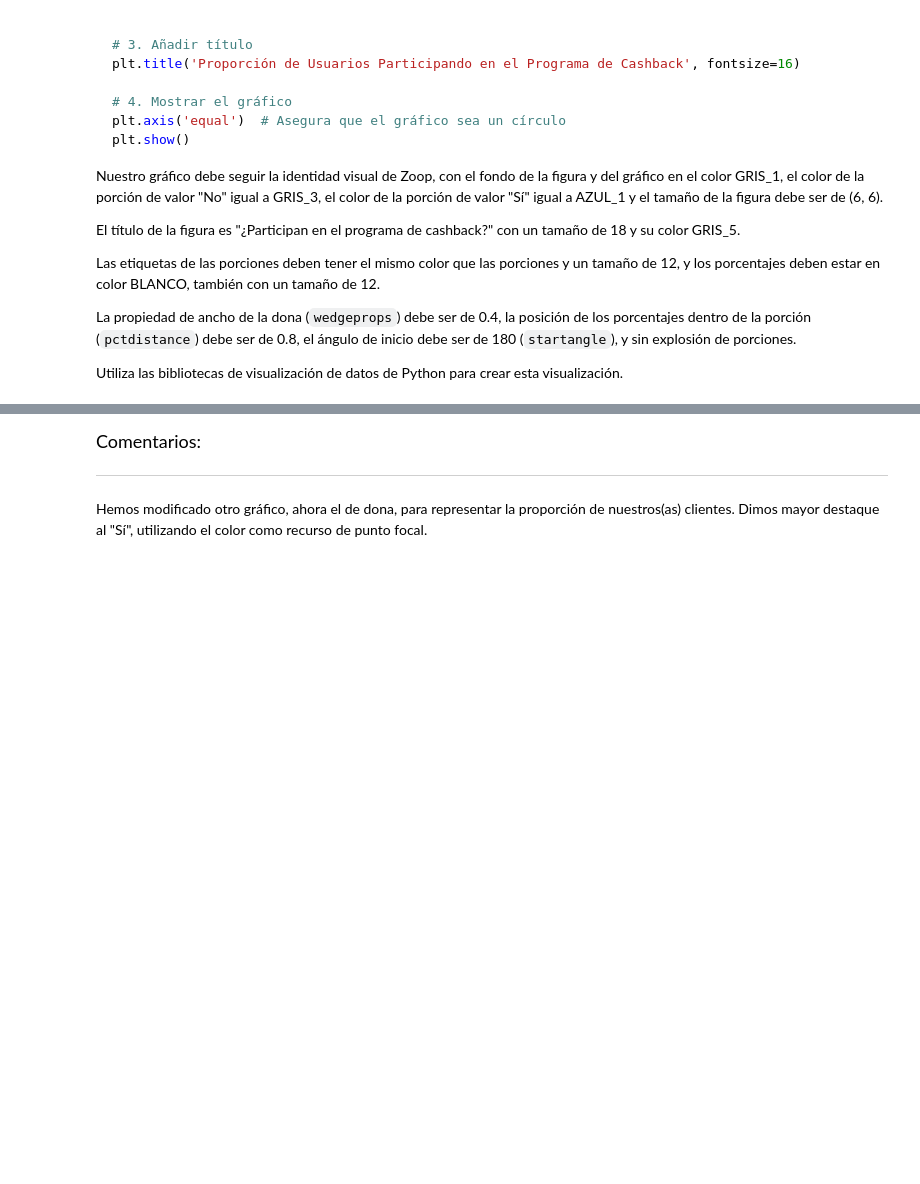
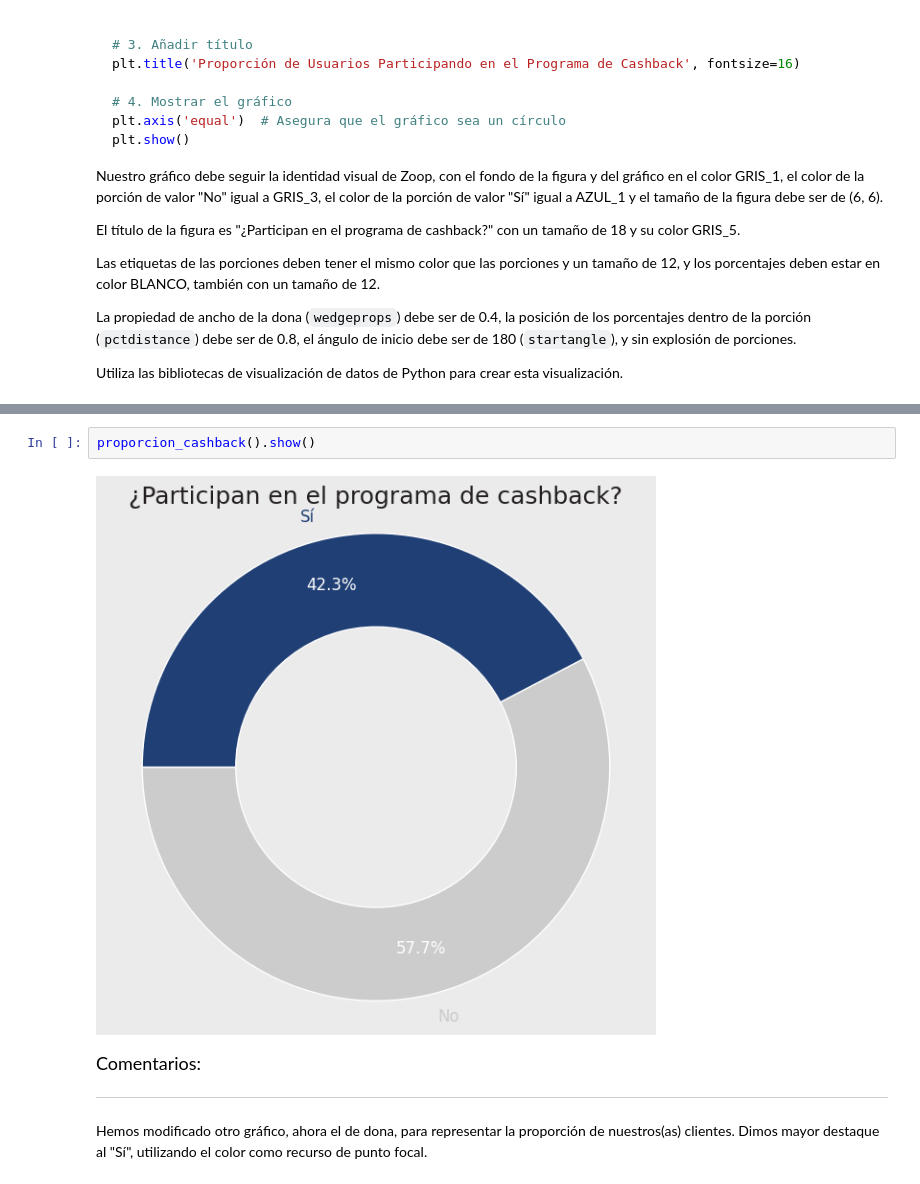
Before and after one commit to DaniGa-Mo/IA_Ciencia_de_Datos, a Jupyter notebook: IA_aplicada_a_ciencia_de_datos.ipynb, the cells around one changed output, grey strips where cells are left out. Saved outputs shown, nothing was run; the diff lists cells and outputs as text; blank space fills up the shorter version.

```diff
--- a/IA_aplicada_a_ciencia_de_datos.ipynb
+++ b/IA_aplicada_a_ciencia_de_datos.ipynb
@@ -2278,3 +2480,7 @@ Utiliza las bibliotecas de visualización de datos de Python para crear esta vis
+# %%
+proporcion_cashback().show()
+# %% [output]
+[figure, added]
 # %% [markdown]
 <font color="7b71ff" size=4> Comentarios: </font>
 
```
Also changed, not shown: parts of 21 cells of this notebook.
